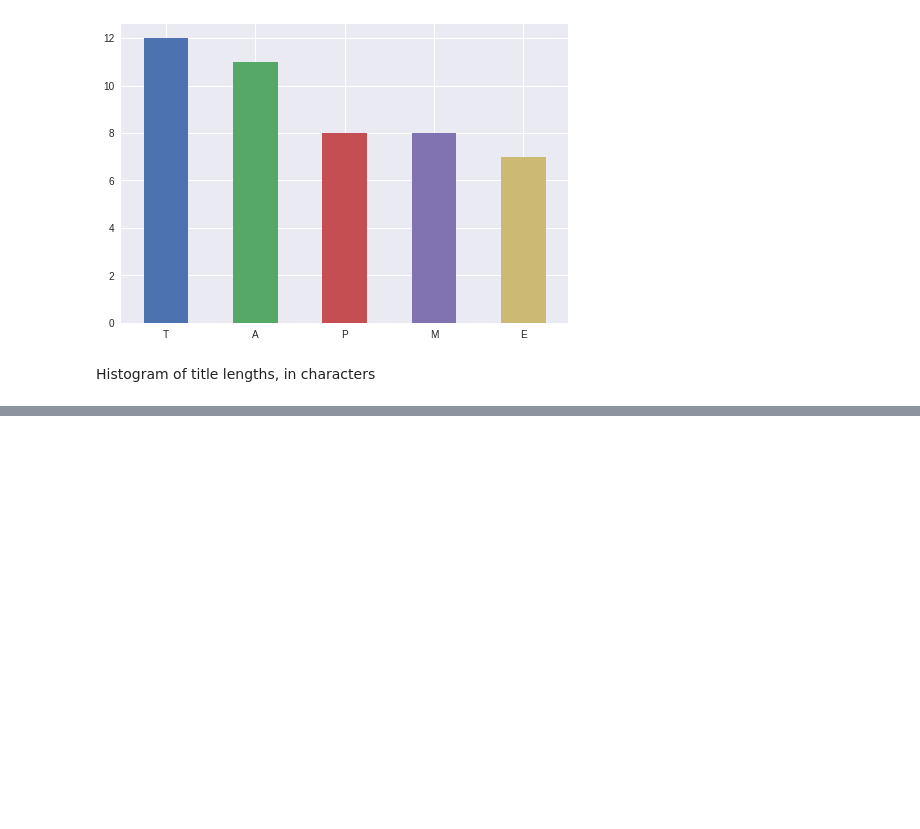
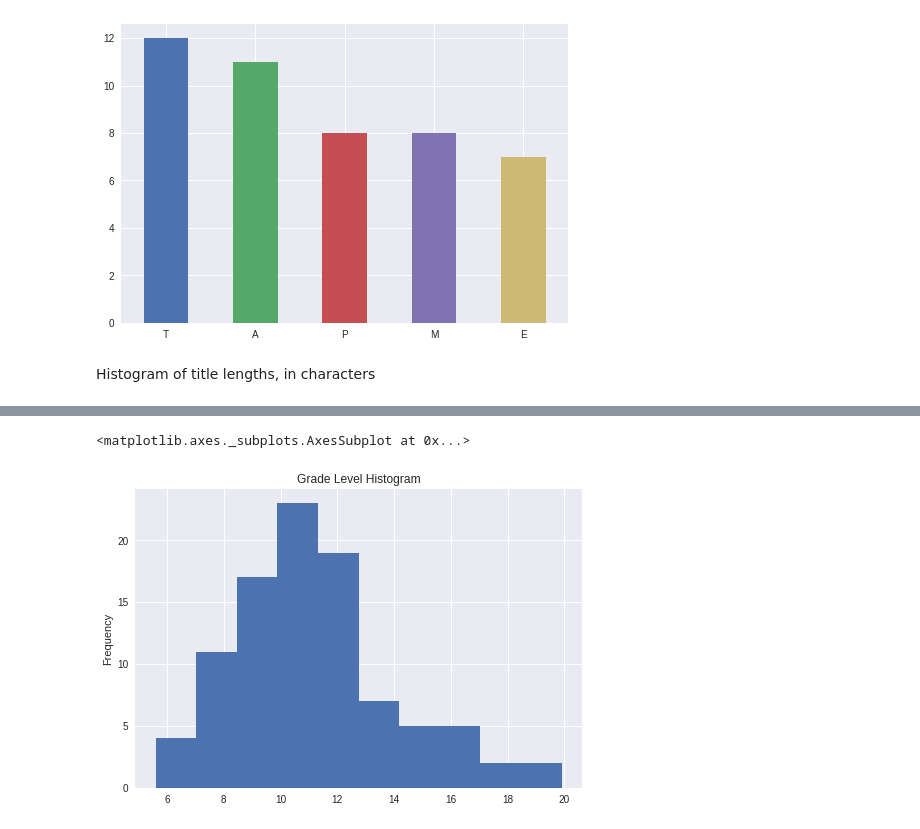
Before and after one commit to bloominstituteoftechnology/DS-Unit-1-Sprint-2-Data-Wrangling-and-Storytelling, a Jupyter notebook: module1-scrape-and-process-data/LS_DS_121_Scrape_and_process_data.ipynb, the cells around one changed output, grey strips where cells are left out. Cells and saved outputs as stored; diff of their text form; code cells hidden in the pictures; blank space fills up the shorter version.

```diff
--- a/module1-scrape-and-process-data/LS_DS_121_Scrape_and_process_data.ipynb
+++ b/module1-scrape-and-process-data/LS_DS_121_Scrape_and_process_data.ipynb
@@ -360,0 +424,20 @@ So, you may get some inaccurate or surprising grade level estimates here. Don't
+# %%
+import re
+
+def preprocess(text):
+    text = re.sub(r'[,:;()\-]', ' ', text)            # Override commas, colons, etc to spaces/
+    text = re.sub(r'[\.!?]', '.', text)               # Change all terminators like ! and ? to "."
+    text = re.sub(r'^\s+', '', text)                  # Remove whites pace
+    text = re.sub(r'[ ]*(\n|\r\n|\r)[ ]*', ' ', text) # Remove new lines
+    text = re.sub(r'([\.])[\. ]+', '.', text)         # Change all ".." to "."
+    text = re.sub(r'[ ]*([\.])', '. ', text)          # Normalize all "."`
+    text = re.sub(r'\s+', ' ', text)                  # Remove multiple spaces
+    text = re.sub(r'\s+$', '', text);                 # Remove trailing spaces
+    return text
+# %%
+title_frame['description'] = title_frame['description'].apply(preprocess)
+title_frame['grade level'] = title_frame['description'].apply(tstat.flesch_kincaid_grade)
+title_frame['grade level'].plot.hist(title = 'Grade Level Histogram')
+# %% [output]
+<matplotlib.axes._subplots.AxesSubplot at 0x...>
+[figure, added]
```
Also changed, not shown: parts of 20 cells of this notebook.
